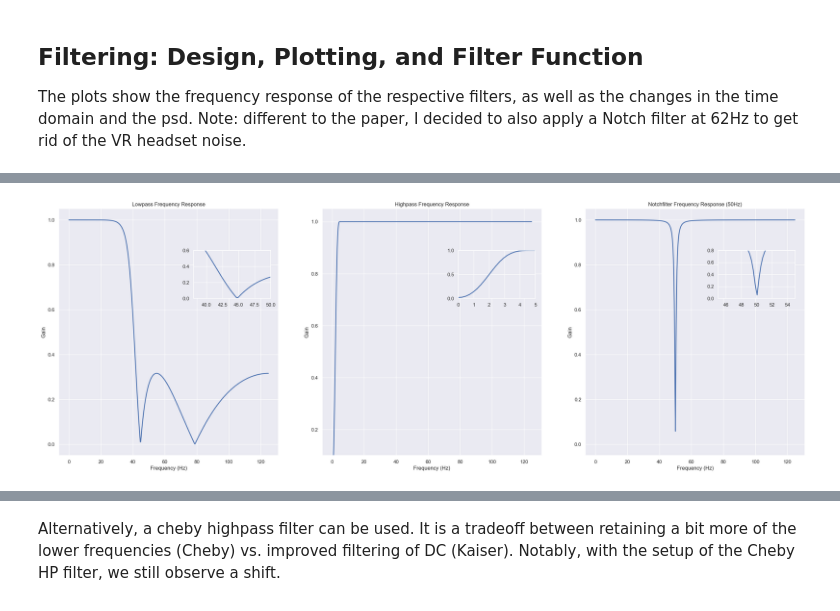
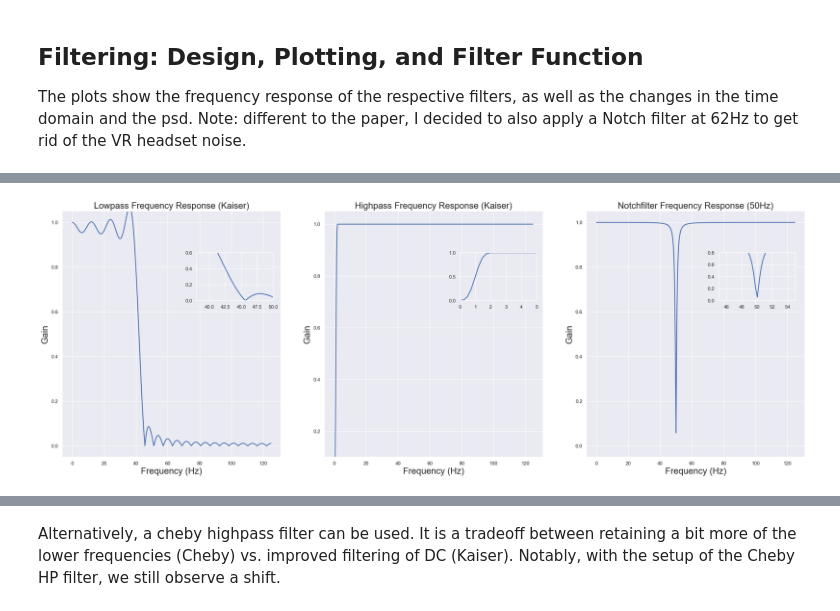
Before and after one commit to thatsvenyouknow/BCI_practical_project, a Jupyter notebook: data_exploration_and_preprocessing.ipynb, the cells around one changed output, grey strips where cells are left out. Cells and saved outputs as stored; diff of their text form; code cells hidden in the pictures.

```diff
--- a/data_exploration_and_preprocessing.ipynb
+++ b/data_exploration_and_preprocessing.ipynb
@@ -76,36 +274,24 @@ Note: different to the paper, I decided to also apply a Notch filter at 62Hz to
 # %%
-fs = 250
-n_samples = x.shape[1]
-nyq = fs/2.0
-
-#Cutoff Frequencies
-high_cut = 2.0/nyq
-low_cut = 42/nyq
-notch_cut1 = 50 #normalized inside scipy function
-notch_cut2 = 100
-
-
-#Lowpass Filter (Cheby)
-b_l, a_l = cheby2(4, 10, low_cut, btype = "low", output = "ba")
-w_l, h_l = freqz(b_l, a_l, worN=512)
-
-#Highpass Filter (Kaiser) + alternative lowpass filter (outcommented)
+#Kaiser
+#Highpass and Lowpass Filter
 #Width of transition from pass to stop relative to Nyquist.
-#width_low = 20.0/nyq #15 Hz transition rate
-width_high = 5.0/nyq
+width_low = 5.0/nyq
+width_high = 2.0/nyq
 
 #Desired attenuation in the stop band, in dB.
-#ripple_db_low = 10.0
+ripple_db_low = 20.0
 ripple_db_high = 72.0
 
 #Compute the order and Kaiser parameter for the FIR filter.
-#N_low, beta_low = kaiserord(ripple_db_low, width_low)
+N_low, beta_low = kaiserord(ripple_db_low, width_low)
 N_high, beta_high = kaiserord(ripple_db_high, width_high)
 
-#Use firwin with a Kaiser window to create a lowpass FIR filter.
-#taps_low = firwin(N_low, low_p,window=('kaiser', beta_low)) #Kaiser: window=('kaiser', beta_low) or ('chebwin', 0.0002)
+#Use firwin with a Kaiser window to create a lowpass and highpass FIR filter.
+taps_low = firwin(N_low, low_cut,window=('kaiser', beta_low)) #Kaiser: window=('kaiser', beta_low) or ('chebwin', 0.0002)
 taps_high = firwin(N_high, high_cut, window=('kaiser', beta_high), pass_zero=False)
 w_h, h_h = freqz(taps_high, worN=512)
+w_l, h_l = freqz(taps_low, worN=512)
+
 
 #Notchfilters
 b_50, a_50 = iirnotch(50.0, 30, fs=250)
@@ -115,7 +301,7 @@ w_50, h_50 = freqz(b_50, a_50, worN=512)
 
 
 filter_coeffs = {
-    "low": (b_l, a_l),
+    "low": taps_low,
     "high": taps_high,
     "notch_50": (b_50, a_50),
     "notch_62": (b_62, a_62),
@@ -153,9 +339,9 @@ clf()
 grid(True)
 subplot(1,3,1)
 plot((w_l/np.pi)*nyq, np.absolute(h_l), linewidth=2)
-xlabel('Frequency (Hz)')
-ylabel('Gain')
-title('Lowpass Frequency Response')
+xlabel('Frequency (Hz)', fontsize = 20)
+ylabel('Gain', fontsize = 20)
+title('Lowpass Frequency Response (Kaiser)', fontsize = 20)
 ylim(-0.05, 1.05)
 
 
@@ -175,9 +361,9 @@ ylim(0.0, 0.6)
 #Highpass
 subplot(1,3,2)
 plot((w_h/np.pi)*nyq, np.absolute(h_h), linewidth=2)
-xlabel('Frequency (Hz)')
-ylabel('Gain')
-title('Highpass Frequency Response')
+xlabel('Frequency (Hz)', fontsize = 20)
+ylabel('Gain', fontsize = 20)
+title('Highpass Frequency Response (Kaiser)', fontsize = 20)
 ylim((0.1, 1.05))
 
 #Upper inset plot.
@@ -190,9 +376,9 @@ ylim(0.0, 1.001)
 #Notch
 subplot(1,3,3)
 plot((w_50/np.pi)*nyq, np.absolute(h_50), linewidth=2)
-xlabel('Frequency (Hz)')
-ylabel('Gain')
-title('Notchfilter Frequency Response (50Hz)')
+xlabel('Frequency (Hz)', fontsize = 20)
+ylabel('Gain', fontsize = 20)
+title('Notchfilter Frequency Response (50Hz)', fontsize = 20)
 ylim(-0.05, 1.05)
 
 #Upper inset plot.
@@ -210,39 +396,25 @@ t = np.arange(0,500,1)/fs
 plot(t,x[0,0:500])
 filtered_x = filtfilt(b_l, a_l, x) #apply lp
 plot(t, filtered_x[0,:500], "r-")
-xlabel('Sample')
-ylabel('Amplitude')
-title('Lowpassed Signal Overlayed on Raw Signal')
+xlabel('Sample', fontsize = 20)
+ylabel('Amplitude', fontsize = 20)
+title('Lowpassed Signal Overlayed on Raw Signal', fontsize = 20)
 
 subplot(1,3,2)
 t = np.arange(0,500000,1)/fs
 plot(t,x[0,:500000])
 filtered_x = filtfilt(taps_high, 1.0, x) #apply hp
 plot(t, filtered_x[0,:500000], "r-")
-xlabel('Sample')
-ylabel('Amplitude')
-title('Highpassed vs. Raw Signal')
+xlabel('Sample', fontsize = 20)
+ylabel('Amplitude', fontsize = 20)
+title('Highpassed vs. Raw Signal', fontsize = 20)
 
 subplot(1,3,3)
 t = np.arange(0,500000,1)/fs
 plot(t,x[0,:500000])
 filtered_x = filter(x, filter_coeffs) #apply all filters
 plot(t, filtered_x[0,:500000], "r-")
-xlabel('Sample')
-ylabel('Amplitude')
-title('Filtered vs. Raw Signal')
-
-
-#PSD
-freq, power = welch(filtered_x[0,:], fs = 250, nperseg = 250)
-figure(3, figsize=(5,5))
-plot(freq,power)
-xlabel('Frequency (Hz)')
-ylabel('Power')
-title('Power Spectrum')
-
-ax3 = axes([0.52, 0.6, 0.35, 0.25])
-plot(freq,power)
-xlim(38,65)
-ylim(0.0, 0.1)
+xlabel('Sample', fontsize = 20)
+ylabel('Amplitude', fontsize = 20)
+title('Filtered vs. Raw Signal', fontsize = 20)
 # %% [output]
@@ -250 +422 @@ ylim(0.0, 0.1)
-[figure, old version]
+[figure, new version]
```
Also changed, not shown: parts of 14 cells of this notebook.
